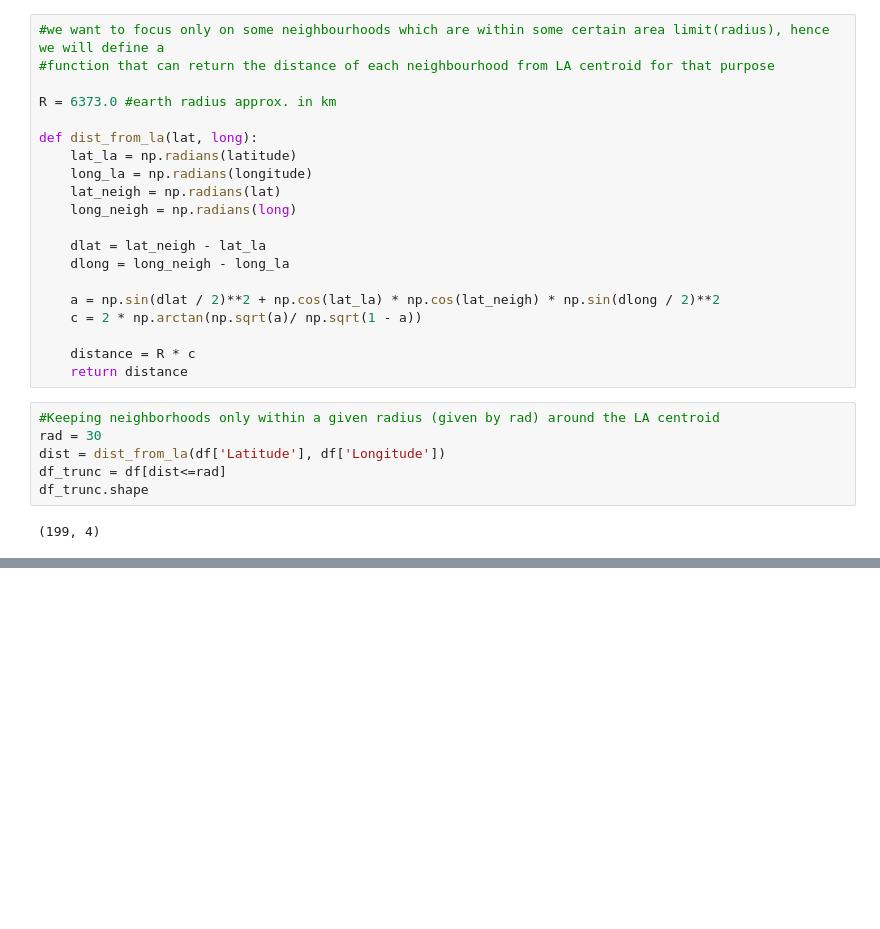
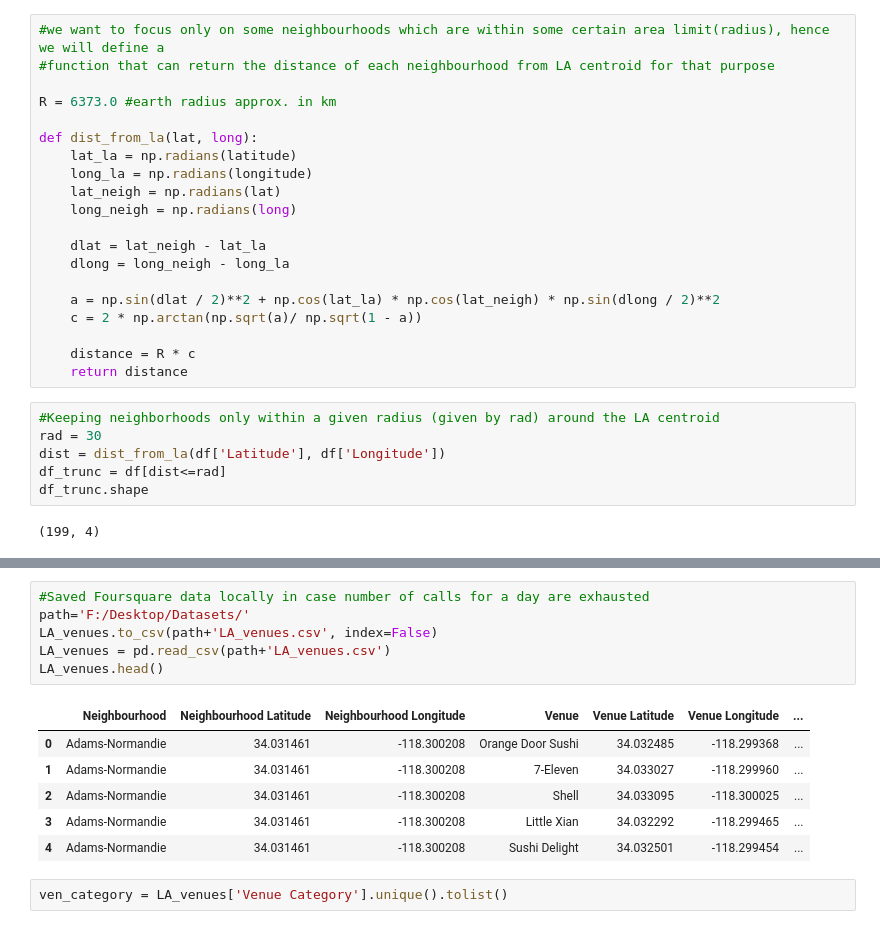
Before and after one commit to Ananya2001-an/Coursera_Capstone, a Jupyter notebook: Coursera_Capstone_IBM.ipynb, the cells around one changed output, grey strips where cells are left out. Saved outputs shown, nothing was run; the diff lists cells and outputs as text; blank space fills up the shorter version.

Commit message:
finished data collection and cleaning

```diff
--- a/Coursera_Capstone_IBM.ipynb
+++ b/Coursera_Capstone_IBM.ipynb
@@ -246,0 +277,15 @@ KeyError: 'groups'
+# %%
+#Saved Foursquare data locally in case number of calls for a day are exhausted
+path='F:/Desktop/Datasets/'
+LA_venues.to_csv(path+'LA_venues.csv', index=False)
+LA_venues = pd.read_csv(path+'LA_venues.csv')
+LA_venues.head()
+# %% [output]
+|  | Neighbourhood | Neighbourhood Latitude | Neighbourhood Longitude | Venue | Venue Latitude | Venue Longitude | ... |
+| 0 | Adams-Normandie | 34.031461 | -118.300208 | Orange Door Sushi | 34.032485 | -118.299368 | ... |
+| 1 | Adams-Normandie | 34.031461 | -118.300208 | 7-Eleven | 34.033027 | -118.299960 | ... |
+| 2 | Adams-Normandie | 34.031461 | -118.300208 | Shell | 34.033095 | -118.300025 | ... |
+| 3 | Adams-Normandie | 34.031461 | -118.300208 | Little Xian | 34.032292 | -118.299465 | ... |
+| 4 | Adams-Normandie | 34.031461 | -118.300208 | Sushi Delight | 34.032501 | -118.299454 | ... |
+# %%
+ven_category = LA_venues['Venue Category'].unique().tolist()
```
Also changed, not shown: parts of 18 cells of this notebook, 2 other files.
